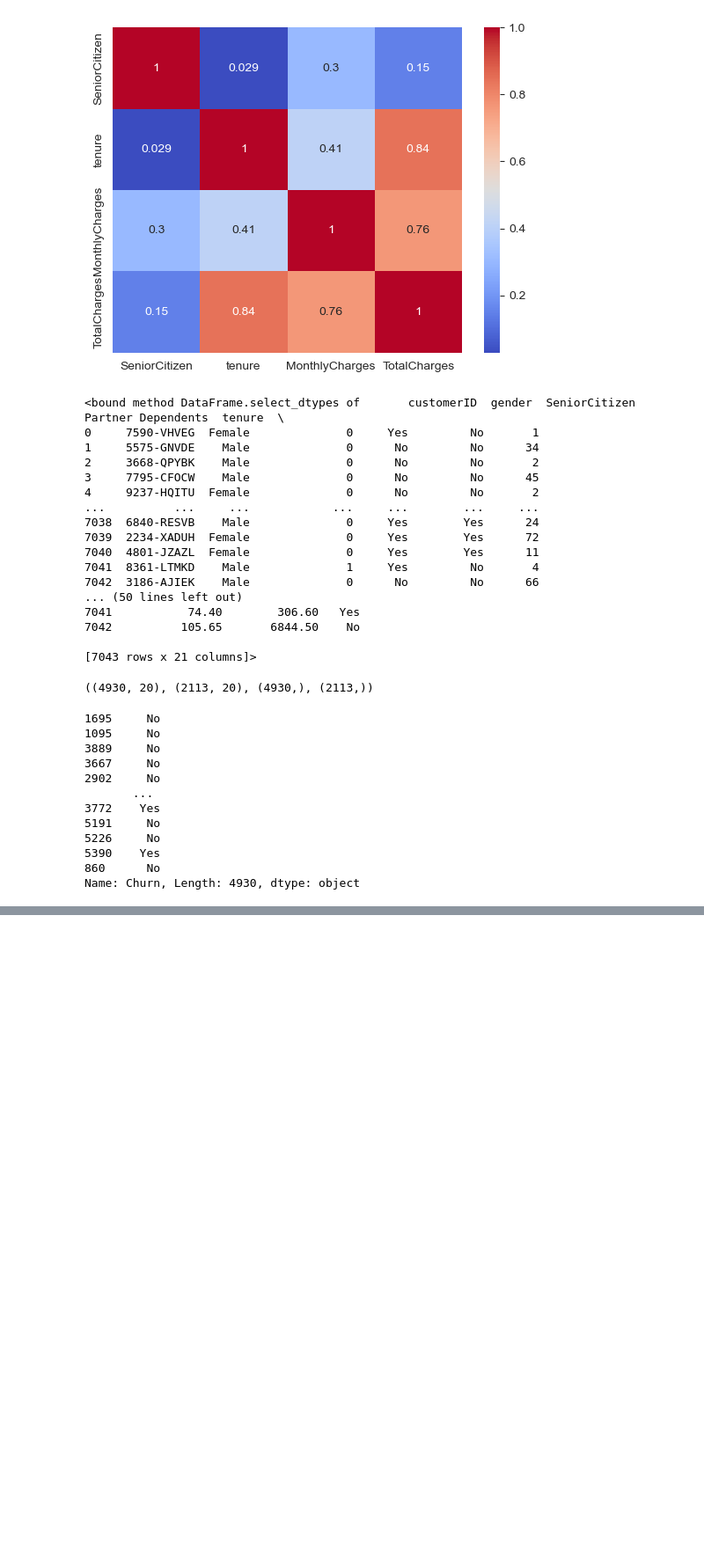
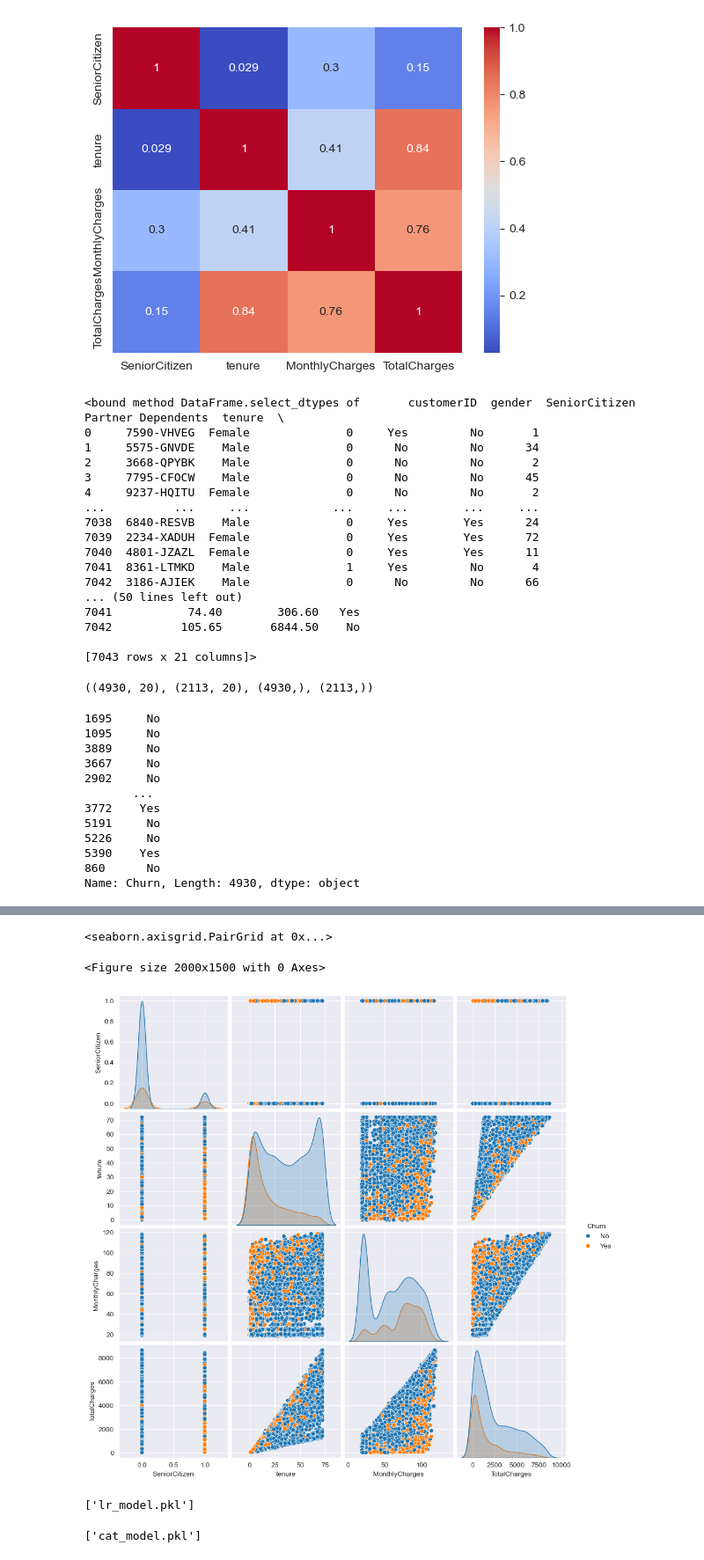
Before and after one commit to DeniseLeah/telcom_churn, a Jupyter notebook: simple.ipynb, the cells around one changed output, grey strips where cells are left out. Shown at 88% size. Saved outputs shown, nothing was run; the diff lists cells and outputs as text; code cells hidden in the pictures; blank space fills up the shorter version.

```diff
--- a/simple.ipynb
+++ b/simple.ipynb
@@ -592,0 +843,15 @@ final_rf_pipeline.fit(X_train, y_train)
+# %%
+plt.figure(figsize=(20, 15))
+sns.pairplot(df, hue='Churn', diag_kind='kde')
+# %% [output]
+<seaborn.axisgrid.PairGrid at 0x...>
+<Figure size 2000x1500 with 0 Axes>
+[figure, added]
+# %%
+joblib.dump(final_lr_pipeline, 'lr_model.pkl')
+# %% [output]
+['lr_model.pkl']
+# %%
+joblib.dump(cat_pipeline, 'cat_model.pkl')
+# %% [output]
+['cat_model.pkl']
```
Also changed, not shown: parts of 18 cells of this notebook, 6 other files.
